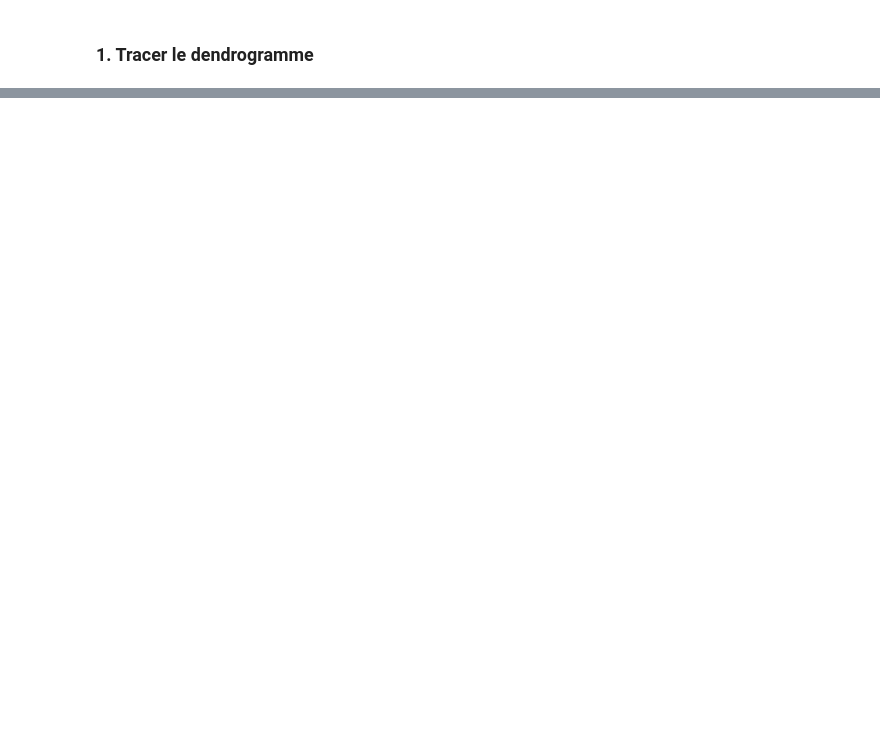
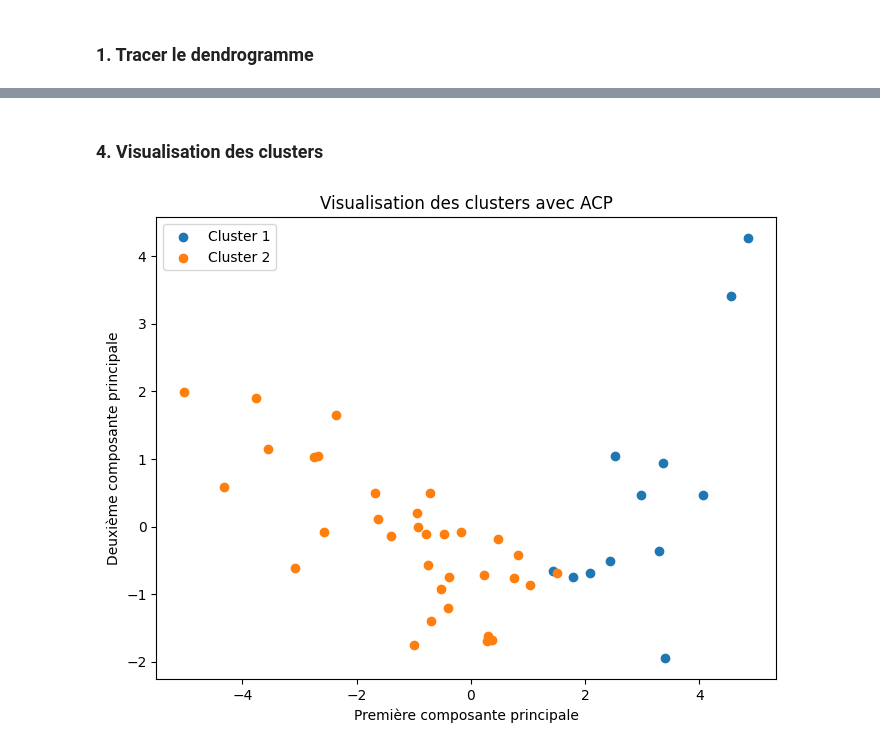
Before and after one commit to mohammed-elkyoud/Data-analyst-project-using-the-World-Bank-API, a Jupyter notebook: Developpement humain et societe.ipynb, the cells around one changed output, grey strips where cells are left out. Drawn from its saved outputs; the diff is of its cells as text; code cells hidden in the pictures; blank space fills up the shorter version.

```diff
--- a/Developpement humain et societe.ipynb
+++ b/Developpement humain et societe.ipynb
@@ -586,0 +637,4 @@ df['Cluster'] = clusters
+# %%
+n_clusters = 2
+clusters = fcluster(linkage_matrix, n_clusters, criterion='maxclust')
+df['CAH_Cluster'] = clusters
@@ -586,0 +673,13 @@ df['Cluster'] = clusters
+# %% [markdown]
+### 4. Visualisation des clusters
+# %%
+plt.figure(figsize=(8, 6))
+for i in range(1, n_clusters + 1):
+    plt.scatter(X_pca[df['CAH_Cluster'] == i, 0], X_pca[df['CAH_Cluster'] == i, 1], label=f'Cluster {i}')
+plt.xlabel('Première composante principale')
+plt.ylabel('Deuxième composante principale')
+plt.title('Visualisation des clusters avec ACP')
+plt.legend()
+plt.show()
+# %% [output]
+[figure, added]
```
Also changed, not shown: parts of 21 cells of this notebook.
